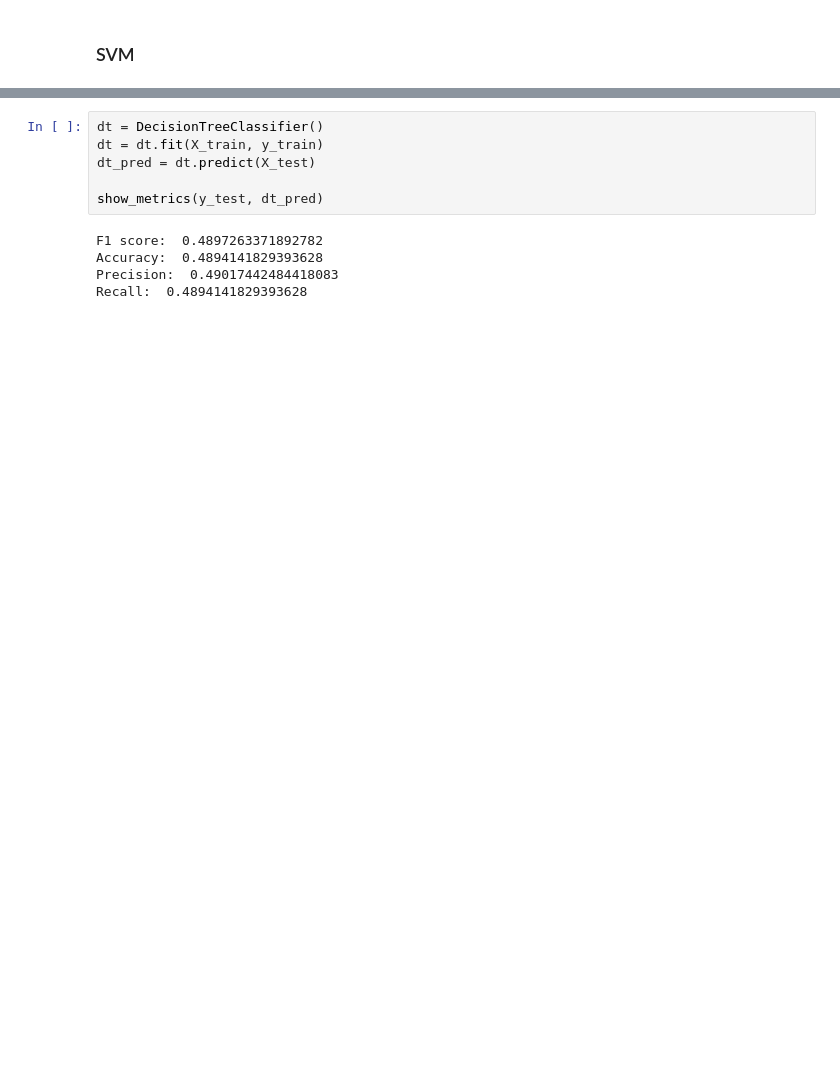
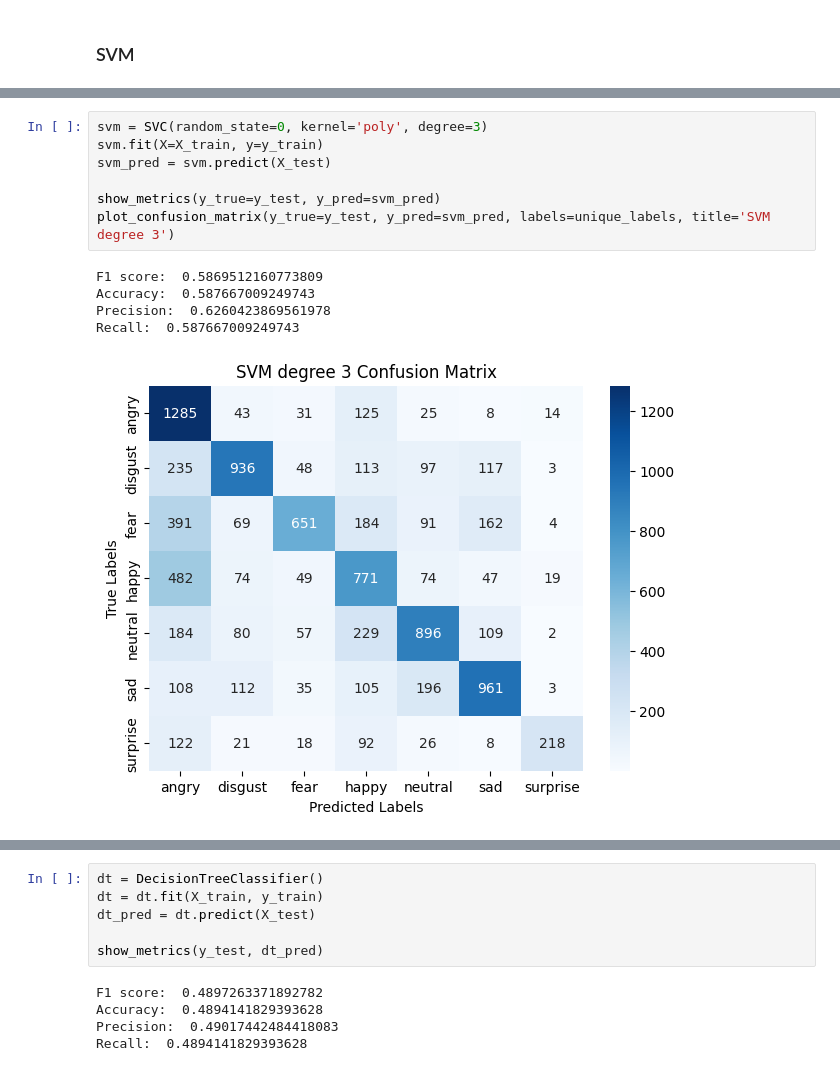
Before and after one commit to nayeli-guzman/emotion-recognition-in-speech, a Jupyter notebook: classification-without-reduction.ipynb, the cells around one changed output, grey strips where cells are left out. Saved outputs shown, nothing was run; the diff lists cells and outputs as text; blank space fills up the shorter version.

```diff
--- a/classification-without-reduction.ipynb
+++ b/classification-without-reduction.ipynb
@@ -252,0 +119,13 @@ Recall:  0.587667009249743
+# %%
+svm = SVC(random_state=0, kernel='poly', degree=3)
+svm.fit(X=X_train, y=y_train)
+svm_pred = svm.predict(X_test)
+
+show_metrics(y_true=y_test, y_pred=svm_pred)
+plot_confusion_matrix(y_true=y_test, y_pred=svm_pred, labels=unique_labels, title='SVM degree 3')
+# %% [output]
+F1 score:  0.5869512160773809
+Accuracy:  0.587667009249743
+Precision:  0.6260423869561978
+Recall:  0.587667009249743
+[figure, added]
```
Also changed, not shown: parts of 69 cells of this notebook, 1 other file.
